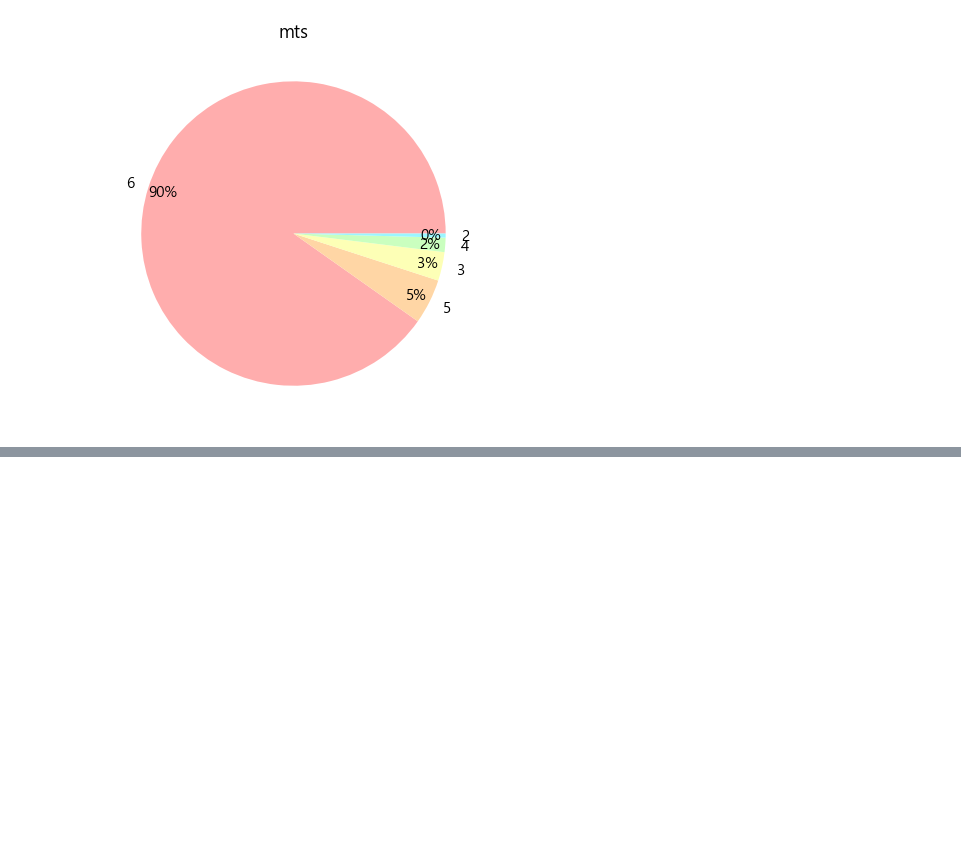
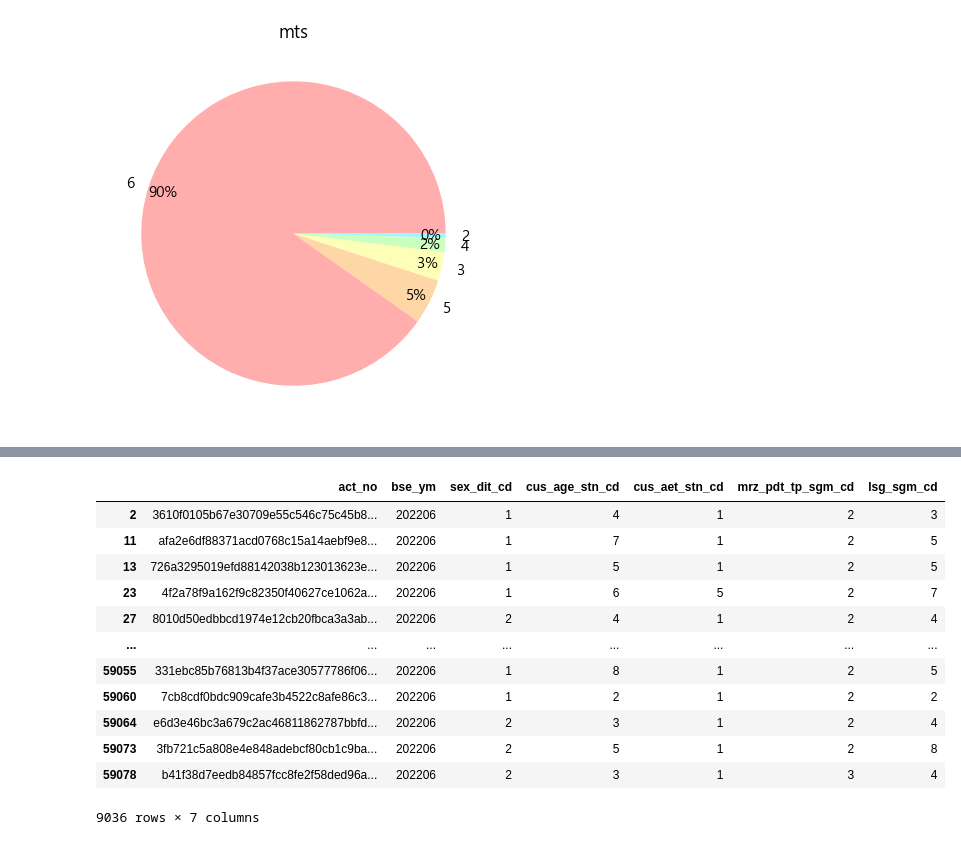
Before and after one commit to Dirtfy/NH_Project, a Jupyter notebook: test.ipynb, the cells around one changed output, grey strips where cells are left out. Cells and saved outputs as stored; diff of their text form; code cells hidden in the pictures; blank space fills up the shorter version.

```diff
--- a/test.ipynb
+++ b/test.ipynb
@@ -279,0 +329,22 @@ plt.show()
+# %%
+filt_red=cus_ifo_1['act_no'].isin(pd.Series(X_red[:,0]))
+cus_ifo_red=cus_ifo_1[filt_red]
+
+filt_blue=cus_ifo_1['act_no'].isin(pd.Series(X_blue[:,0]))
+cus_ifo_blue=cus_ifo_1[filt_blue]
+# %%
+cus_ifo_red
+# %% [output]
+|  | act_no | bse_ym | sex_dit_cd | cus_age_stn_cd | cus_aet_stn_cd | mrz_pdt_tp_sgm_cd | lsg_sgm_cd |
+| 2 | 3610f0105b67e30709e55c546c75c45b8... | 202206 | 1 | 4 | 1 | 2 | 3 |
+| 11 | afa2e6df88371acd0768c15a14aebf9e8... | 202206 | 1 | 7 | 1 | 2 | 5 |
+| 13 | 726a3295019efd88142038b123013623e... | 202206 | 1 | 5 | 1 | 2 | 5 |
+| 23 | 4f2a78f9a162f9c82350f40627ce1062a... | 202206 | 1 | 6 | 5 | 2 | 7 |
+| 27 | 8010d50edbbcd1974e12cb20fbca3a3ab... | 202206 | 2 | 4 | 1 | 2 | 4 |
+| ... | ... | ... | ... | ... | ... | ... | ... |
+| 59055 | 331ebc85b76813b4f37ace30577786f06... | 202206 | 1 | 8 | 1 | 2 | 5 |
+| 59060 | 7cb8cdf0bdc909cafe3b4522c8afe86c3... | 202206 | 1 | 2 | 1 | 2 | 2 |
+| 59064 | e6d3e46bc3a679c2ac46811862787bbfd... | 202206 | 2 | 3 | 1 | 2 | 4 |
+| 59073 | 3fb721c5a808e4e848adebcf80cb1c9ba... | 202206 | 2 | 5 | 1 | 2 | 8 |
+| 59078 | b41f38d7eedb84857fcc8fe2f58ded96a... | 202206 | 2 | 3 | 1 | 3 | 4 |
+9036 rows × 7 columns
```
Also changed, not shown: parts of 12 cells of this notebook.
